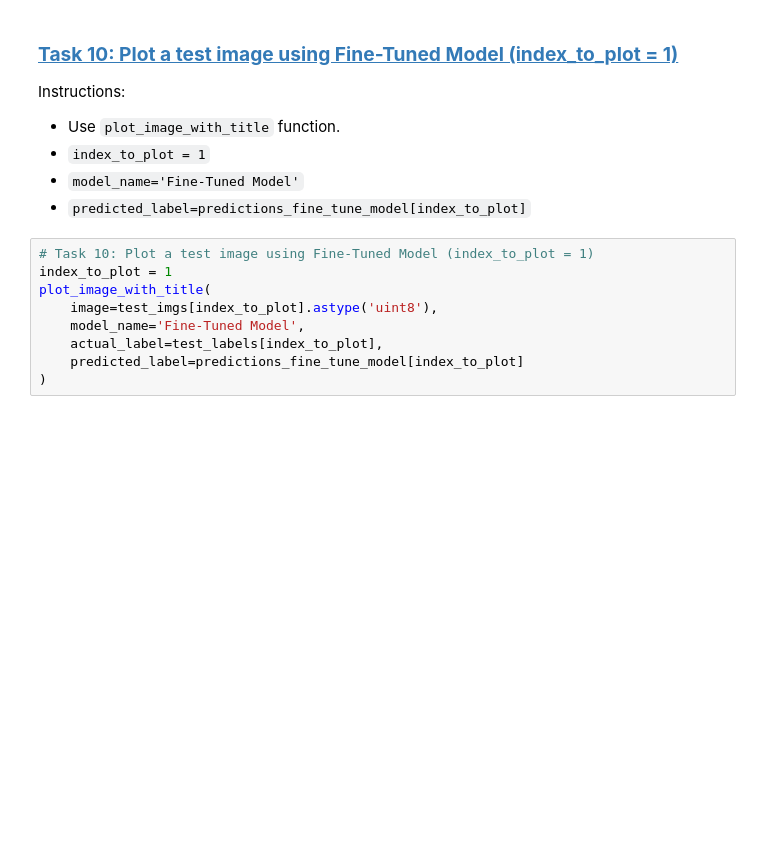
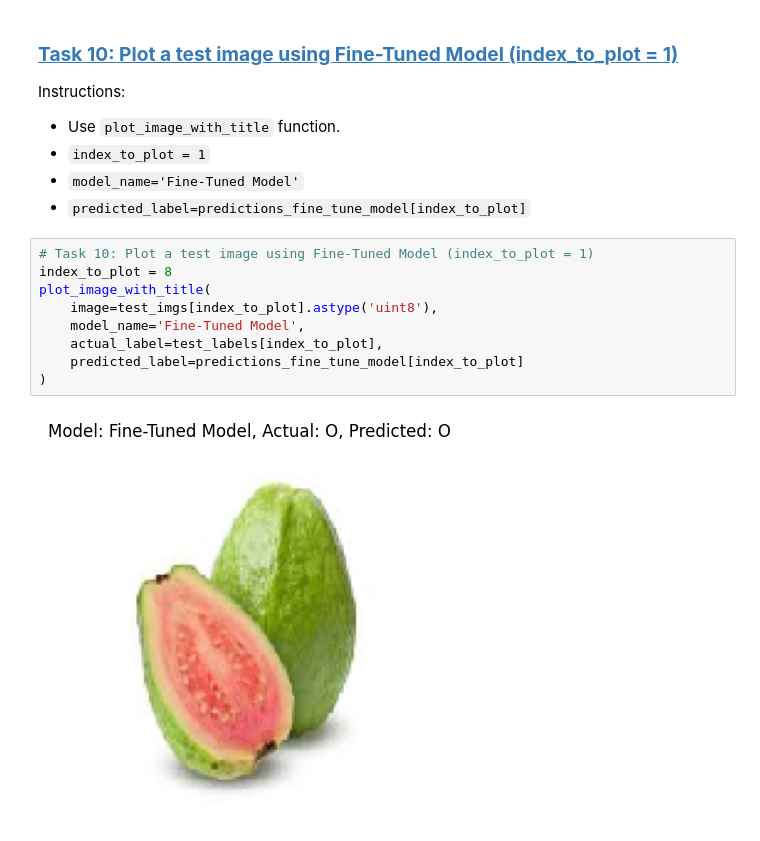
Before and after one commit to Jhernan271/CNN-Convolutional-Neural-Network-Image-Classification, a Jupyter notebook: FinalProj_WasteProducts.ipynb, the cells around one changed output. Drawn from its saved outputs; the diff is of its cells as text; blank space fills up the shorter version.

```diff
--- a/FinalProj_WasteProducts.ipynb
+++ b/FinalProj_WasteProducts.ipynb
@@ -702,10 +862,12 @@ Instructions:
 - `predicted_label=predictions_fine_tune_model[index_to_plot]`
 # %%
 # Task 10: Plot a test image using Fine-Tuned Model (index_to_plot = 1)
-index_to_plot = 1
+index_to_plot = 8
 plot_image_with_title(
     image=test_imgs[index_to_plot].astype('uint8'),
     model_name='Fine-Tuned Model',
     actual_label=test_labels[index_to_plot],
     predicted_label=predictions_fine_tune_model[index_to_plot]
 )
+# %% [output]
+[figure, added]
```
Also changed, not shown: parts of 24 cells of this notebook, 1 other file.
